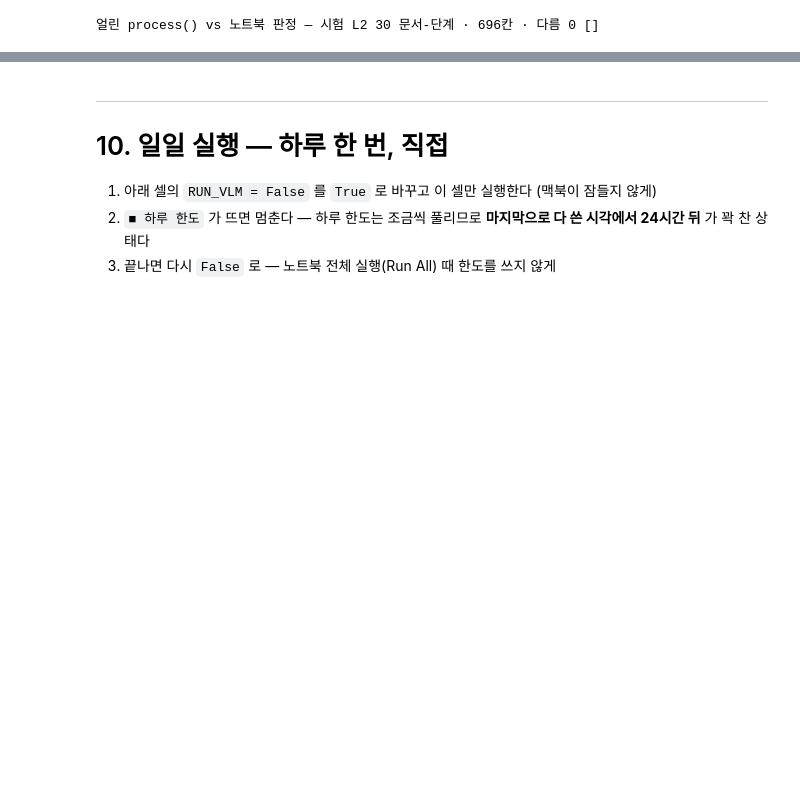
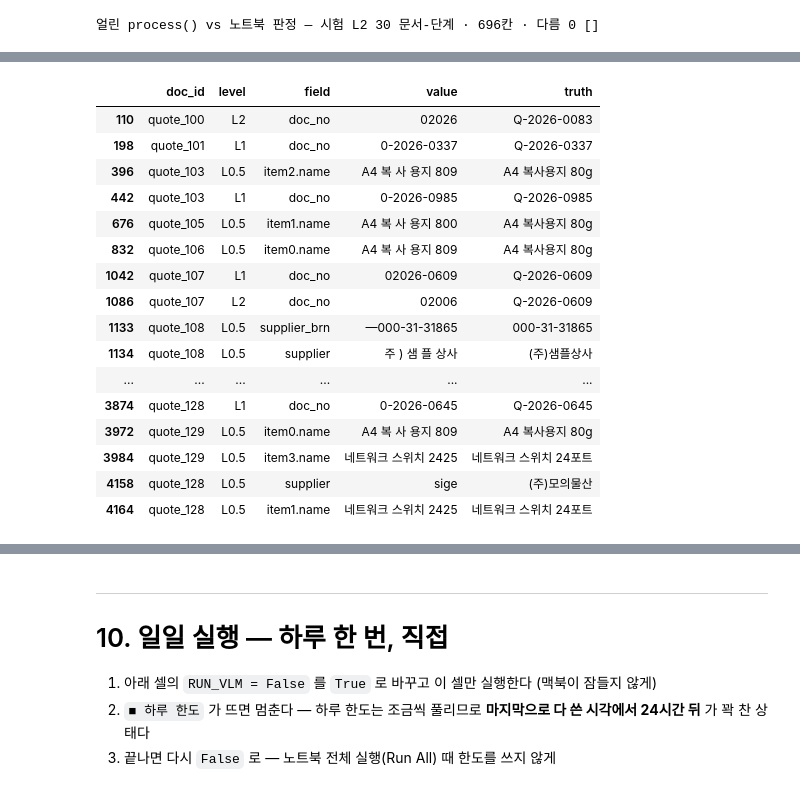
Before and after one commit to songwookun/img-vlm-extractor, a Jupyter notebook: notebooks/02_role_split.ipynb, the cells around one changed output, grey strips where cells are left out. Cells and saved outputs as stored; diff of their text form; code cells hidden in the pictures; blank space fills up the shorter version.

Commit message:
exp: OCR 파이프라인 비교·한 장 시연·이름 교정·시나리오 시험 — 위치 확인이 뒤바뀜·품목명 밀림을 막음(개발용, 미채택), 저해상도 이름 지어내기는 숙제로

```diff
--- a/notebooks/02_role_split.ipynb
+++ b/notebooks/02_role_split.ipynb
@@ -1821,8 +1821,8 @@ def eval_export(rows, bad, name) -> Path:
                      "fields": None, "reread": {}, "verdicts": []})
     path = FIXTURES / f"eval_{name}.json.gz"
     path.parent.mkdir(exist_ok=True)
-    with gzip.open(path, "wt", encoding="utf-8") as f:
-        json.dump({"today": PROCESS_DATE.isoformat(), "docs": docs}, f, ensure_ascii=False, separators=(",", ":"))
+    with open(path, "wb") as raw, gzip.GzipFile(fileobj=raw, mode="wb", mtime=0) as f:     # mtime 0 — 다시 돌려도 같은 바이트
+        f.write(json.dumps({"today": PROCESS_DATE.isoformat(), "docs": docs}, ensure_ascii=False, separators=(",", ":")).encode())
     return path
 
 _p = eval_export(V0, V0_bad, "dev")
@@ -1922,0 +1934,49 @@ if TEST_READY:                                          # process() 는 V3 를
+# %%
+def ocr_extract(sets) -> dict:
+    """양식 위치 안 OCR 글자로 칸을 채운다 (정답 안 봄)"""
+    by_mode = dict(zip(OCR_PSMS, sets))
+    def read(field, box):
+        for psm in (6, 3):
+            t = ocr_in_box(by_mode[psm], box).replace("|", "").strip()
+            if t:
+                return re.sub(r"\s", "", t) if kind_of(field) == "num" else t
+        return None
+    x = {f: read(f, b) for f, b in LAYOUT.items()}
+    if x["client"]:                                                # 양식이 찍는 '귀하' 는 값이 아니다
+        x["client"] = re.sub(r"\s*귀\s*하$", "", x["client"]) or None
+    for i in range(5):                                             # 품목 줄 = 이름과 수량이 둘 다 있는 줄 (아래 한글 금액 줄엔 수량이 없다)
+        if not (read(f"item{i}.name", layout_bbox(f"item{i}.name", {})) and read(f"item{i}.qty", layout_bbox(f"item{i}.qty", {}))):
+            break
+        for k in ITEM_COLS:
+            v = read(f"item{i}.{k}", layout_bbox(f"item{i}.{k}", {}))
+            x[f"item{i}.{k}"] = split_qty(v)[0] if k == "qty" else v
+    for f in ("supply", "vat", "total", "total_kor"):              # 합계 줄 위치는 읽은 품목 수로
+        x[f] = read(f, layout_bbox(f, x))
+    return x
+
+def pipeline_compare(rows):
+    res = []
+    for r in rows:
+        sets = [ocr_cached(r["image"], psm=p) for p in OCR_PSMS]
+        meta = dict(doc_id=f"quote_{r['seed']:03d}", doc_type="quote", level=r["level"])
+        res += score(frozen_judge(r, sets), r["truths"], **meta, method="VLM 파이프라인")
+        xo = ocr_extract(sets)
+        chk = guard_checks(xo, check_quote(xo), sets) + [check_recent(xo), check_v3_date(xo, "미실행")]
+        res += score(judge(xo, chk, sets, no_ground="weak", min_signals=1, ocr_conflict="strict"),
+                     r["truths"], **meta, method="OCR 파이프라인")
+    df = pd.DataFrame(res)
+    g = df.groupby(["method", "level"]).outcome
+    return pd.DataFrame({
+        "정확도": df.groupby(["method", "level"]).correct.apply(pct),
+        "자동처리율": g.apply(lambda s: pct(s.isin(["정상", "놓친 오답"]))),
+        "놓친 오답": g.apply(lambda s: pct(s == "놓친 오답")),
+    }).unstack("level").swaplevel(axis=1).sort_index(axis=1, level=0)[VLM_LEVELS], df
+
+CMP_DEV, CMP_DEV_DF = pipeline_compare(V0)
+print("개발용"); print(CMP_DEV.T.to_string(), "\n")
+if TEST_READY:
+    CMP_TEST, CMP_TEST_DF = pipeline_compare(TEST)
+    print("시험용"); print(CMP_TEST.T.to_string(), "\n")
+    display(CMP_TEST_DF[(CMP_TEST_DF.method == "OCR 파이프라인") & (CMP_TEST_DF.outcome == "놓친 오답")][["doc_id", "level", "field", "value", "truth"]])
+save_ocr_cache()
+# %% [output]
@@ -1922,0 +2000,17 @@ if TEST_READY:                                          # process() 는 V3 를
+|  | doc_id | level | field | value | truth |
+| 110 | quote_100 | L2 | doc_no | 02026 | Q-2026-0083 |
+| 198 | quote_101 | L1 | doc_no | 0-2026-0337 | Q-2026-0337 |
+| 396 | quote_103 | L0.5 | item2.name | A4 복 사 용지 809 | A4 복사용지 80g |
+| 442 | quote_103 | L1 | doc_no | 0-2026-0985 | Q-2026-0985 |
+| 676 | quote_105 | L0.5 | item1.name | A4 복 사 용지 800 | A4 복사용지 80g |
+| 832 | quote_106 | L0.5 | item0.name | A4 복 사 용지 809 | A4 복사용지 80g |
+| 1042 | quote_107 | L1 | doc_no | 02026-0609 | Q-2026-0609 |
+| 1086 | quote_107 | L2 | doc_no | 02006 | Q-2026-0609 |
+| 1133 | quote_108 | L0.5 | supplier_brn | —000-31-31865 | 000-31-31865 |
+| 1134 | quote_108 | L0.5 | supplier | 주 ) 샘 플 상사 | (주)샘플상사 |
+| ... | ... | ... | ... | ... | ... |
+| 3874 | quote_128 | L1 | doc_no | 0-2026-0645 | Q-2026-0645 |
+| 3972 | quote_129 | L0.5 | item0.name | A4 복 사 용지 809 | A4 복사용지 80g |
+| 3984 | quote_129 | L0.5 | item3.name | 네트워크 스위치 2425 | 네트워크 스위치 24포트 |
+| 4158 | quote_128 | L0.5 | supplier | sige | (주)모의물산 |
+| 4164 | quote_128 | L0.5 | item1.name | 네트워크 스위치 2425 | 네트워크 스위치 24포트 |
```
Also changed, not shown: parts of 11 cells of this notebook, 6 other files.
